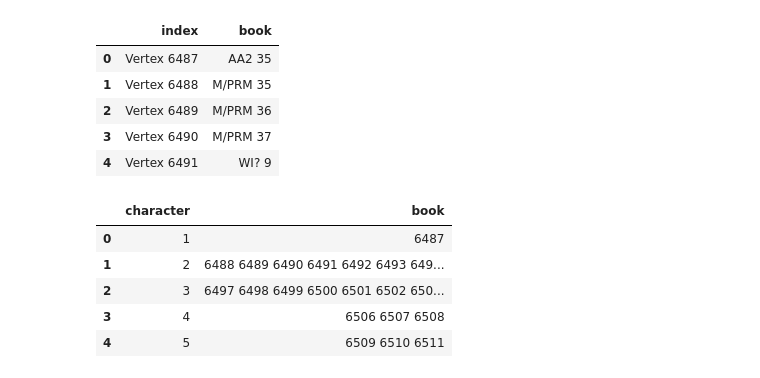
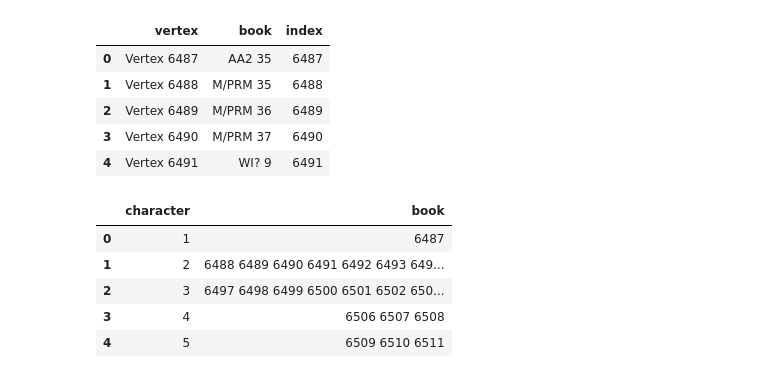
Before and after one commit to alejomaar/Network-Science-for-Data-Analytics, a Jupyter notebook: mini_project/notebook.ipynb, the cells around one changed output. Cells and saved outputs as stored; diff of their text form; code cells hidden in the pictures.

```diff
--- a/mini_project/notebook.ipynb
+++ b/mini_project/notebook.ipynb
@@ -21,13 +29,14 @@ vertex_df.head()
 # %%
-book_df = network_file_to_df('data/books.txt','index','book')
+book_df = network_file_to_df('data/books.txt','vertex','book')
+book_df['index'] = book_df.vertex.str.extract('(\d+)').astype(int)
 book_df.head()
 # %% [output]
-|  | index | book |
-| 0 | Vertex 6487 | AA2 35 |
-| 1 | Vertex 6488 | M/PRM 35 |
-| 2 | Vertex 6489 | M/PRM 36 |
-| 3 | Vertex 6490 | M/PRM 37 |
-| 4 | Vertex 6491 | WI? 9 |
+|  | vertex | book | index |
+| 0 | Vertex 6487 | AA2 35 | 6487 |
+| 1 | Vertex 6488 | M/PRM 35 | 6488 |
+| 2 | Vertex 6489 | M/PRM 36 | 6489 |
+| 3 | Vertex 6490 | M/PRM 37 | 6490 |
+| 4 | Vertex 6491 | WI? 9 | 6491 |
 # %%
 edges_raw_df = network_file_to_df('data/edges.txt','character','book', sep=" ")
 edges_raw_df.head()
```
Also changed, not shown: parts of 10 cells of this notebook.
